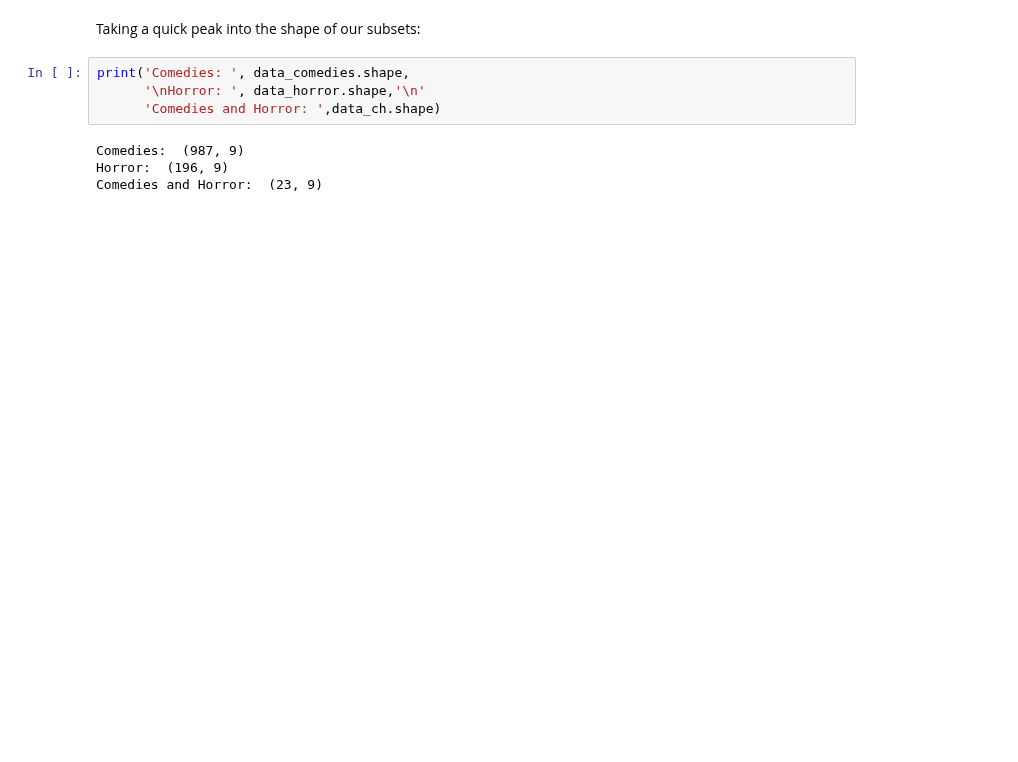
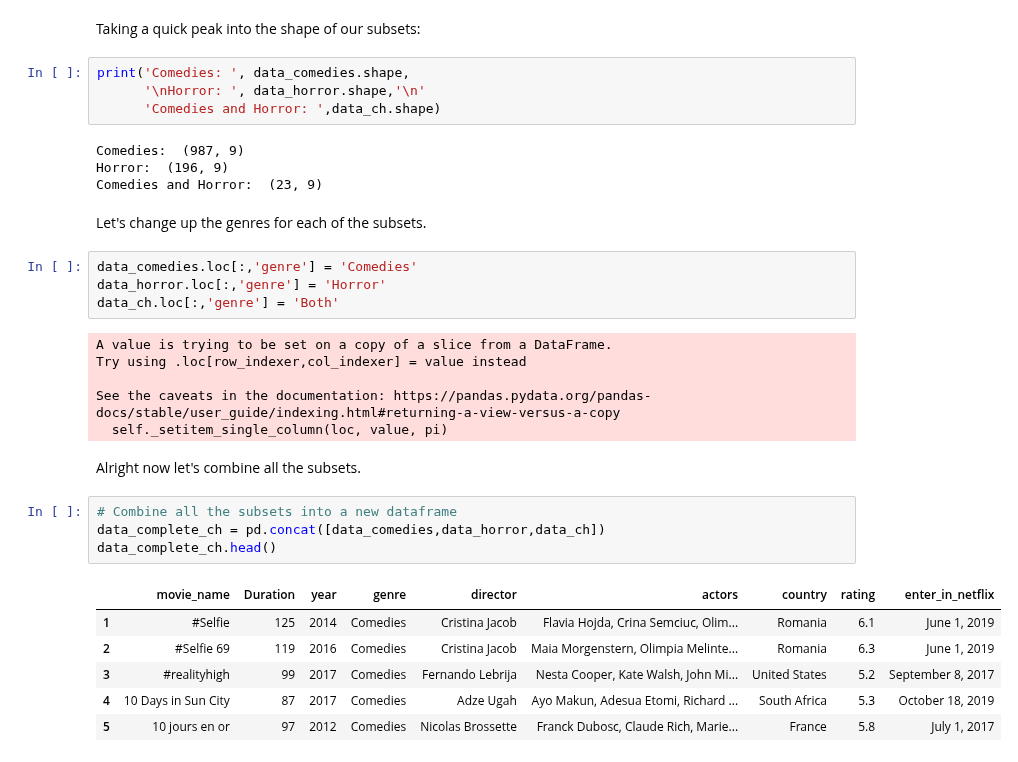
Before and after one commit to Kristian-Abad/Netflix-Movies-Project, a Jupyter notebook: Netflix_Movies.ipynb, the cells around one changed output. Cells and saved outputs as stored; diff of their text form; blank space fills up the shorter version.

Commit message:
combined the three subsets of the data and did further cleaning

```diff
--- a/Netflix_Movies.ipynb
+++ b/Netflix_Movies.ipynb
@@ -182,3 +168,28 @@ print('Comedies: ', data_comedies.shape,
 Comedies:  (987, 9)
 Horror:  (196, 9)
 Comedies and Horror:  (23, 9)
+# %% [markdown]
+Let's change up the genres for each of the subsets.
+# %%
+data_comedies.loc[:,'genre'] = 'Comedies'
+data_horror.loc[:,'genre'] = 'Horror'
+data_ch.loc[:,'genre'] = 'Both'
+# %% [output]
+A value is trying to be set on a copy of a slice from a DataFrame.
+Try using .loc[row_indexer,col_indexer] = value instead
+
+See the caveats in the documentation: https://pandas.pydata.org/pandas-docs/stable/user_guide/indexing.html#returning-a-view-versus-a-copy
+  self._setitem_single_column(loc, value, pi)
+# %% [markdown]
+Alright now let's combine all the subsets.
+# %%
+# Combine all the subsets into a new dataframe
+data_complete_ch = pd.concat([data_comedies,data_horror,data_ch])
+data_complete_ch.head()
+# %% [output]
+|  | movie_name | Duration | year | genre | director | actors | country | rating | enter_in_netflix |
+| 1 | #Selfie | 125 | 2014 | Comedies | Cristina Jacob | Flavia Hojda, Crina Semciuc, Olim... | Romania | 6.1 | June 1, 2019 |
+| 2 | #Selfie 69 | 119 | 2016 | Comedies | Cristina Jacob | Maia Morgenstern, Olimpia Melinte... | Romania | 6.3 | June 1, 2019 |
+| 3 | #realityhigh | 99 | 2017 | Comedies | Fernando Lebrija | Nesta Cooper, Kate Walsh, John Mi... | United States | 5.2 | September 8, 2017 |
+| 4 | 10 Days in Sun City | 87 | 2017 | Comedies | Adze Ugah | Ayo Makun, Adesua Etomi, Richard ... | South Africa | 5.3 | October 18, 2019 |
+| 5 | 10 jours en or | 97 | 2012 | Comedies | Nicolas Brossette | Franck Dubosc, Claude Rich, Marie... | France | 5.8 | July 1, 2017 |
```
Also changed, not shown: parts of 5 cells of this notebook.
